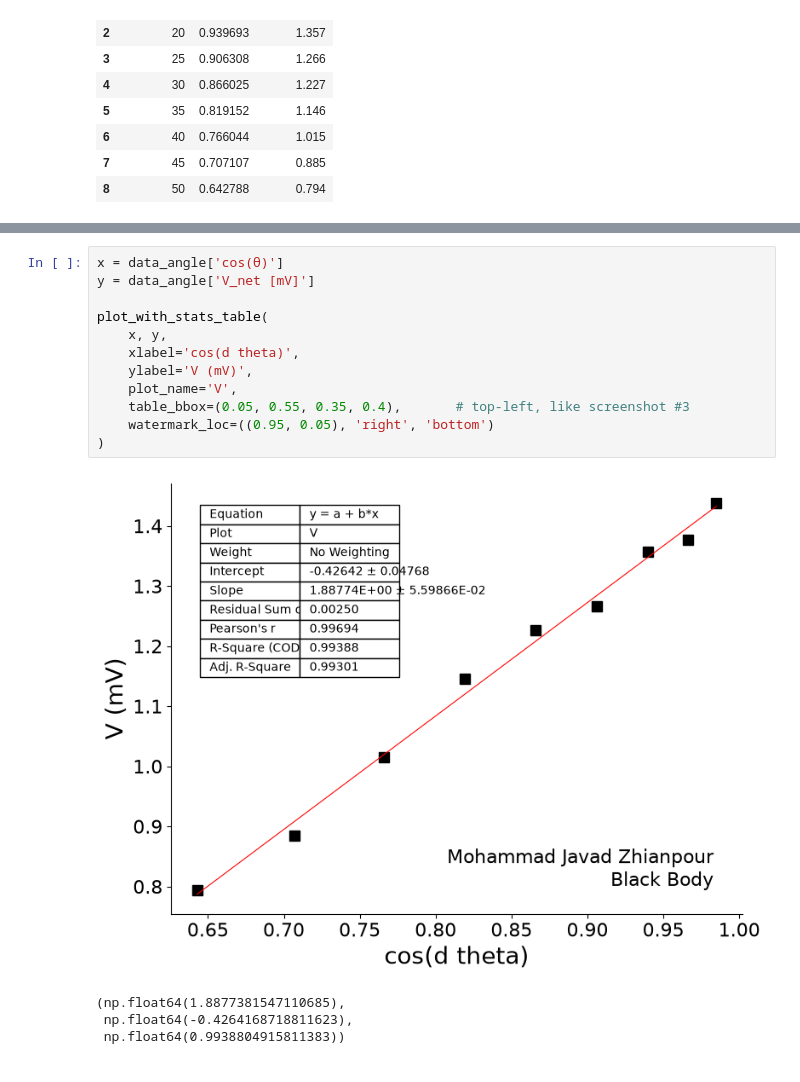
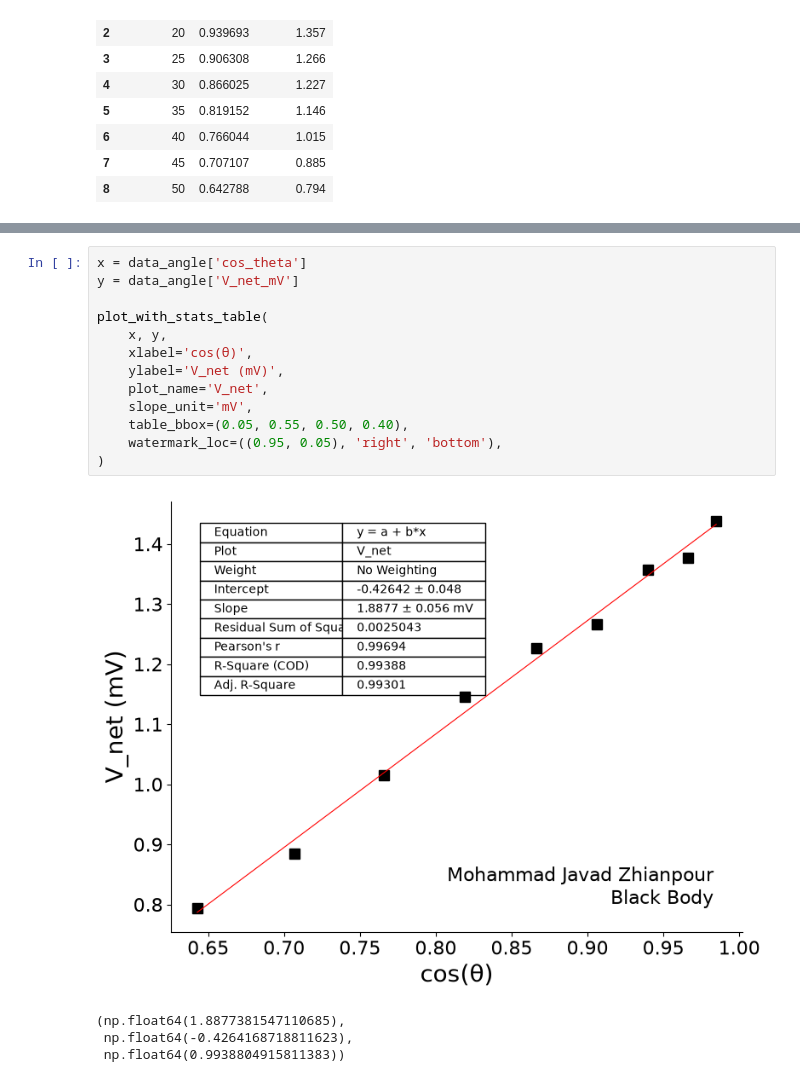
Before and after one commit to mjianpour/numerical-methods-practices, a Jupyter notebook: lab-report-automation/plots.ipynb, the cells around one changed output, grey strips where cells are left out. Saved outputs shown, nothing was run; the diff lists cells and outputs as text.

```diff
--- a/lab-report-automation/plots.ipynb
+++ b/lab-report-automation/plots.ipynb
@@ -181,19 +180,20 @@ plot_with_stats_table(
  np.float64(-0.010890185915222728),
  np.float64(0.9977585515002276))
 # %%
-x = data_angle['cos(θ)']
-y = data_angle['V_net [mV]']
+x = data_angle['cos_theta']
+y = data_angle['V_net_mV']
 
 plot_with_stats_table(
     x, y,
-    xlabel='cos(d theta)',
-    ylabel='V (mV)',
-    plot_name='V',
-    table_bbox=(0.05, 0.55, 0.35, 0.4),       # top-left, like screenshot #3
-    watermark_loc=((0.95, 0.05), 'right', 'bottom')
+    xlabel='cos(θ)',
+    ylabel='V_net (mV)',
+    plot_name='V_net',
+    slope_unit='mV',
+    table_bbox=(0.05, 0.55, 0.50, 0.40),
+    watermark_loc=((0.95, 0.05), 'right', 'bottom'),
 )
 # %% [output]
-[figure, old version]
+[figure, new version]
 (np.float64(1.8877381547110685),
  np.float64(-0.4264168718811623),
  np.float64(0.9938804915811383))
```
Also changed, not shown: parts of 9 cells of this notebook.
